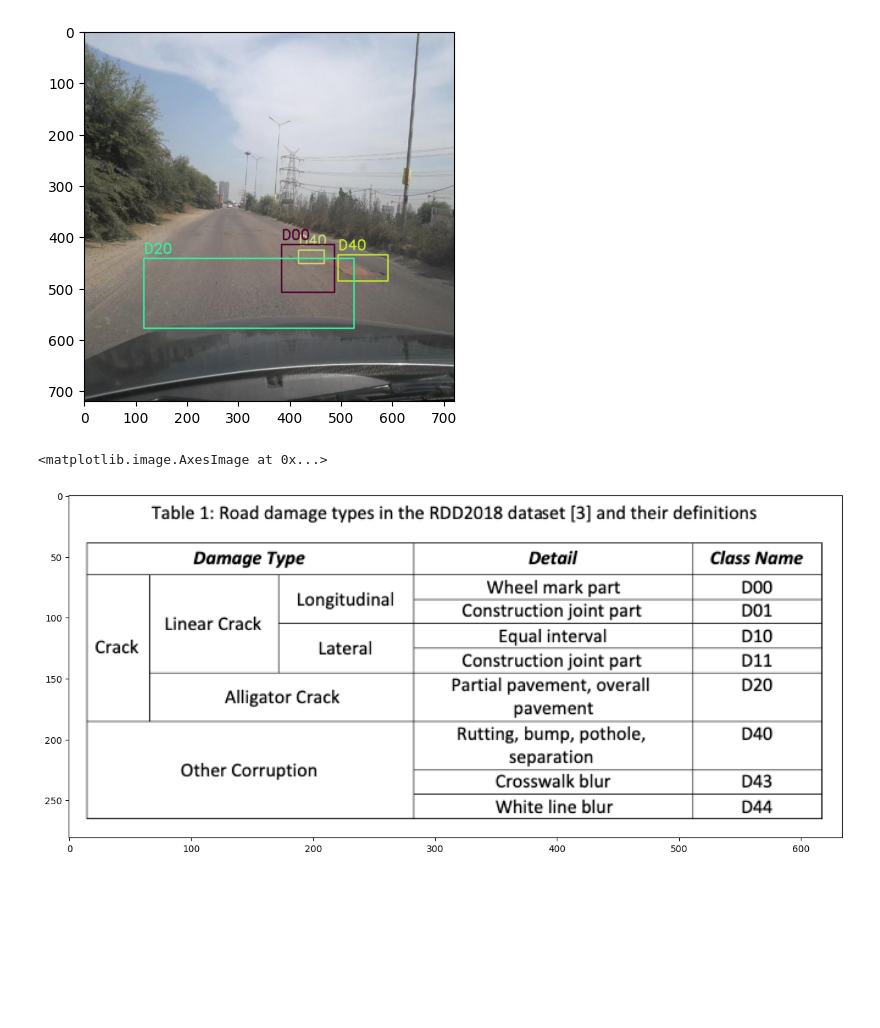
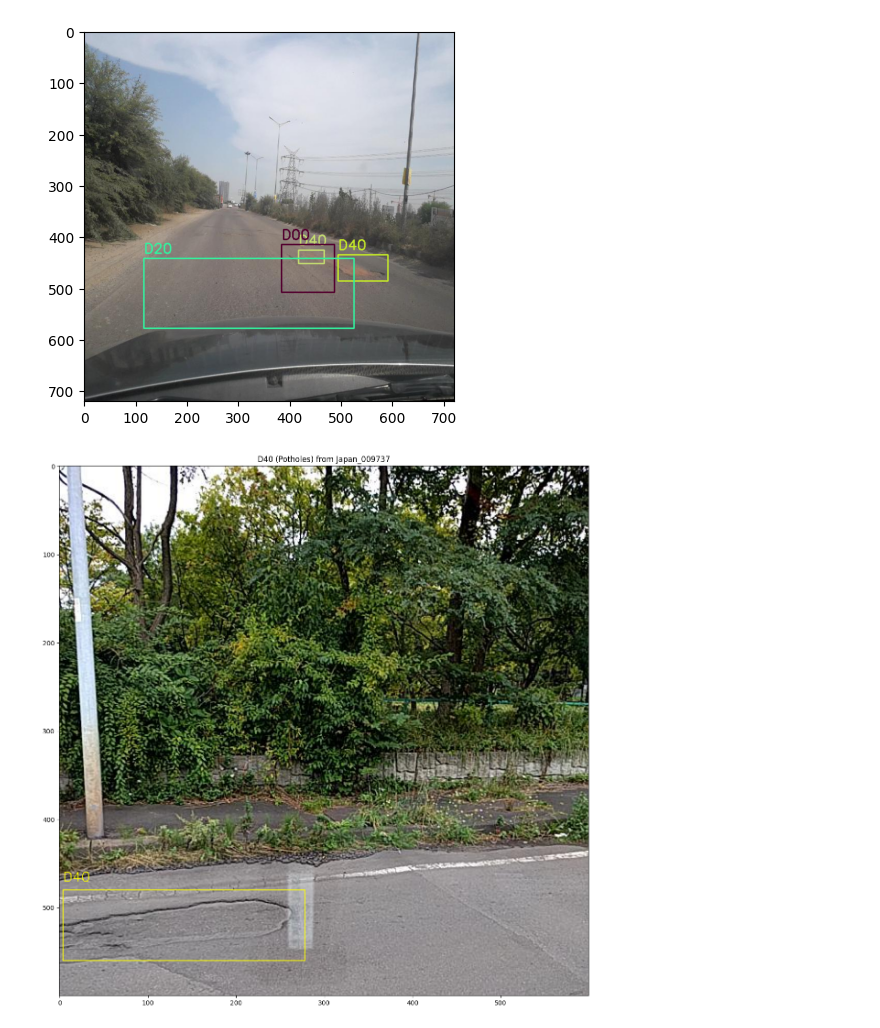
Before and after one commit to JaviBT/tfg-informatica, a Jupyter notebook: data/prepare_data.ipynb, the cells around one changed output. Saved outputs shown, nothing was run; the diff lists cells and outputs as text; code cells hidden in the pictures; blank space fills up the shorter version.

```diff
--- a/data/prepare_data.ipynb
+++ b/data/prepare_data.ipynb
@@ -114,12 +250,68 @@ plt.imshow(image)
 # %% [output]
 <matplotlib.image.AxesImage at 0x...>
 [figure]
-# %%
-# Show annotations_meaning image
-image = cv2.imread('../data/annotations_meaning.png')
-image = cv2.cvtColor(image, cv2.COLOR_BGR2RGB)
-plt.figure(figsize=(15, 15))
-plt.imshow(image)
-# %% [output]
-<matplotlib.image.AxesImage at 0x...>
-[figure, removed]
+# %%
+# For the anotations D00 Longitudinal Crack, D10 (Transverse Crack), D20 (Alligator Crack), and D40 (Potholes) show an example of each that can be included in the paper
+label_names = ['D00', 'D10', 'D20', 'D40']
+get = 'D40'
+
+color_map = {
+    'D00': (255, 0, 0),
+    'D10': (0, 255, 0),
+    'D20': (0, 0, 255),
+    'D40': (255, 255, 0)
+}
+
+for label_name in label_names:
+
+    if label_name != get: continue
+
+    while True:
+        # Random region
+        region = np.random.choice(['Czech', 'India', 'Japan', 'China_Drone', 'China_MotorBike', 'United_States'])
+        image_name = np.random.choice(os.listdir(f'../RDD2022/images/{region}/train/images/')).split('.')[0]
+        anotation_xml_path = f'../RDD2022/images/{region}/train/annotations/xmls/{image_name}.xml'
+
+        tree = ET.parse(anotation_xml_path)
+        root = tree.getroot()
+
+        for obj in root.findall('object'):
+            name = obj.find('name').text
+
+            if name == label_name:
+                break
+        else:
+            continue
+
+        break
+
+    image_path = '../RDD2022/images/' + region + '/train/images/' + image_name + '.jpg'
+    anotation_xml_path = '../RDD2022/images/' + region + '/train/annotations/xmls/' + image_name + '.xml'
+
+    image = cv2.imread(image_path)
+    image = cv2.cvtColor(image, cv2.COLOR_BGR2RGB)
+
+    tree = ET.parse(anotation_xml_path)
+    root = tree.getroot()
+
+    for obj in root.findall('object'):
+        # Only show the current anotation
+        if obj.find('name').text != label_name: continue
+
+        bndbox = obj.find('bndbox')
+        xmin = int(bndbox.find('xmin').text)
+        ymin = int(bndbox.find('ymin').text)
+        xmax = int(bndbox.find('xmax').text)
+        ymax = int(bndbox.find('ymax').text)
+        name = obj.find('name').text
+        # Random color for each object
+        color = tuple([int(x) for x in np.random.randint(0, 255, size=3)])
+        cv2.rectangle(image, (xmin, ymin), (xmax, ymax), color_map[name], 1)
+        cv2.putText(image, name, (xmin, ymin - 10), cv2.FONT_HERSHEY_SIMPLEX, 0.5, color_map[name], 1)
+
+    plt.figure(figsize=(15, 15))
+    plt.imshow(image)
+    plt.title(f'{label_name} ({anotation_map[label_name]}) from {image_name}')
+    plt.show()
+# %% [output]
+[figure, added]
```
Also changed, not shown: parts of 6 cells of this notebook, 3 other files.
